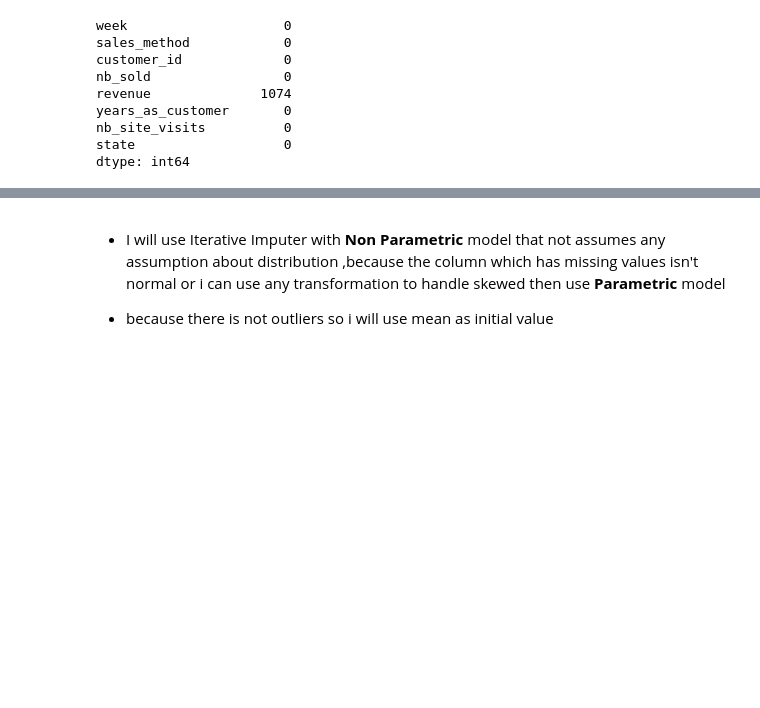
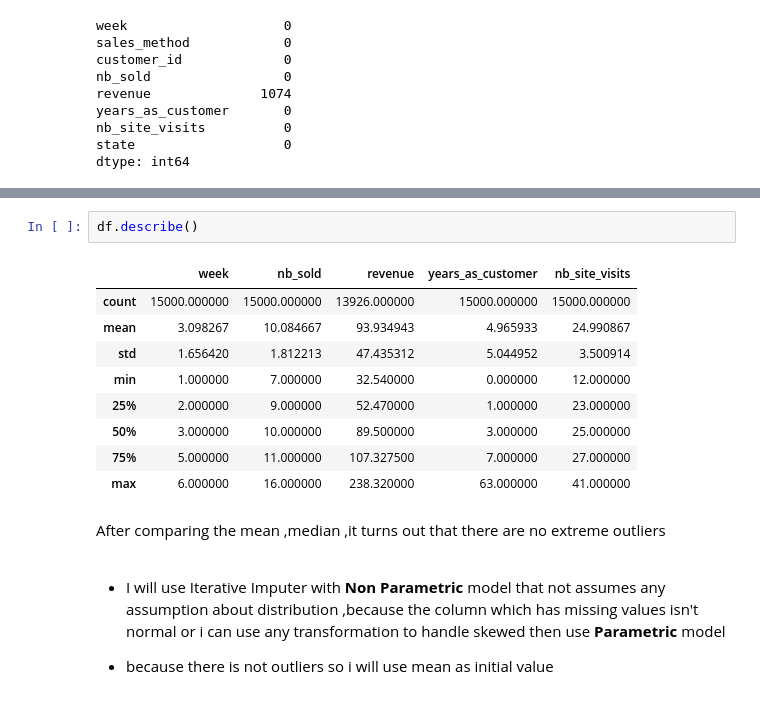
Before and after one commit to MahmoudAdel-hub/New_Product_Marketing_Method, a Jupyter notebook: ProfessionalDA.ipynb, the cells around one changed output, grey strips where cells are left out. Drawn from its saved outputs; the diff is of its cells as text; blank space fills up the shorter version.

```diff
--- a/ProfessionalDA.ipynb
+++ b/ProfessionalDA.ipynb
@@ -62,3 +67,17 @@ plt.show()
+# %%
+df.describe()
+# %% [output]
+|  | week | nb_sold | revenue | years_as_customer | nb_site_visits |
+| count | 15000.000000 | 15000.000000 | 13926.000000 | 15000.000000 | 15000.000000 |
+| mean | 3.098267 | 10.084667 | 93.934943 | 4.965933 | 24.990867 |
+| std | 1.656420 | 1.812213 | 47.435312 | 5.044952 | 3.500914 |
+| min | 1.000000 | 7.000000 | 32.540000 | 0.000000 | 12.000000 |
+| 25% | 2.000000 | 9.000000 | 52.470000 | 1.000000 | 23.000000 |
+| 50% | 3.000000 | 10.000000 | 89.500000 | 3.000000 | 25.000000 |
+| 75% | 5.000000 | 11.000000 | 107.327500 | 7.000000 | 27.000000 |
+| max | 6.000000 | 16.000000 | 238.320000 | 63.000000 | 41.000000 |
+# %% [markdown]
+After comparing the mean ,median ,it turns out that there are no extreme outliers
 # %% [markdown]
 - I will use Iterative Imputer with <b> Non Parametric </b> model that not assumes any assumption about distribution ,because the column which has missing values isn't normal or i can use any transformation to handle skewed then use <b> Parametric </b> model
 
```
Also changed, not shown: parts of 17 cells of this notebook, 1 other file.
